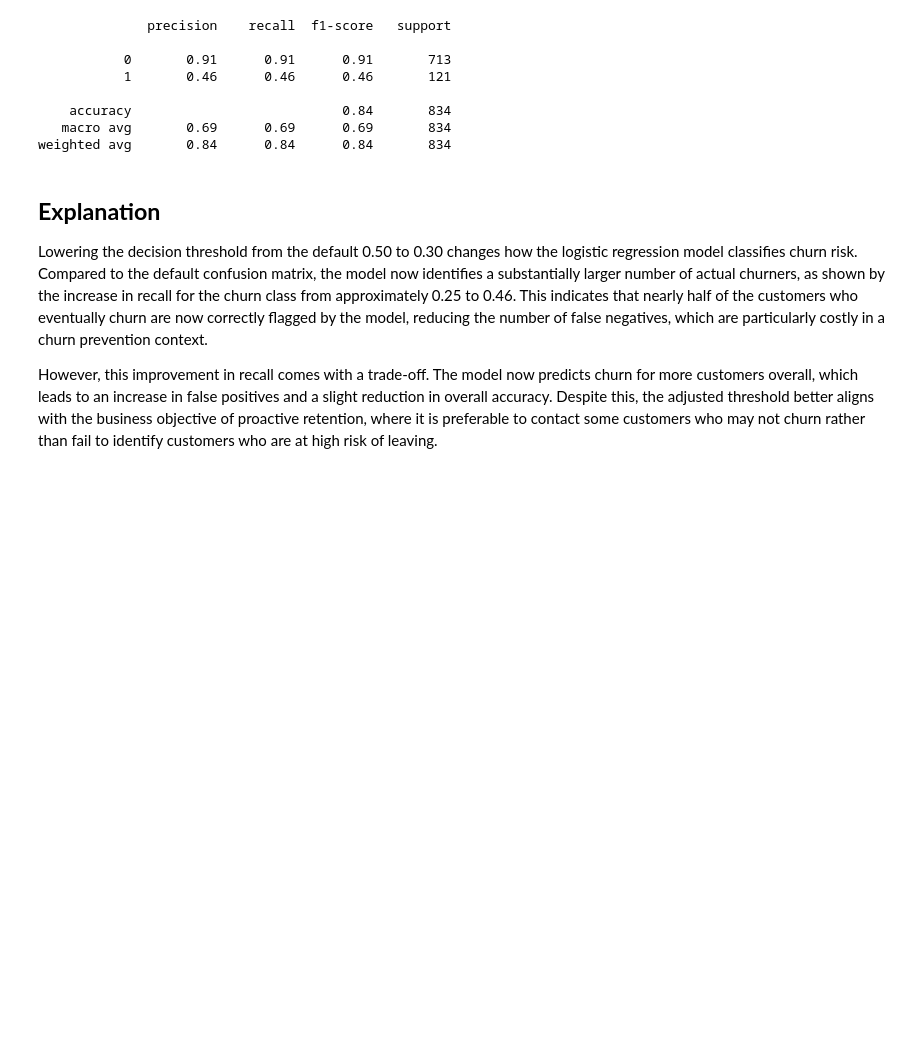
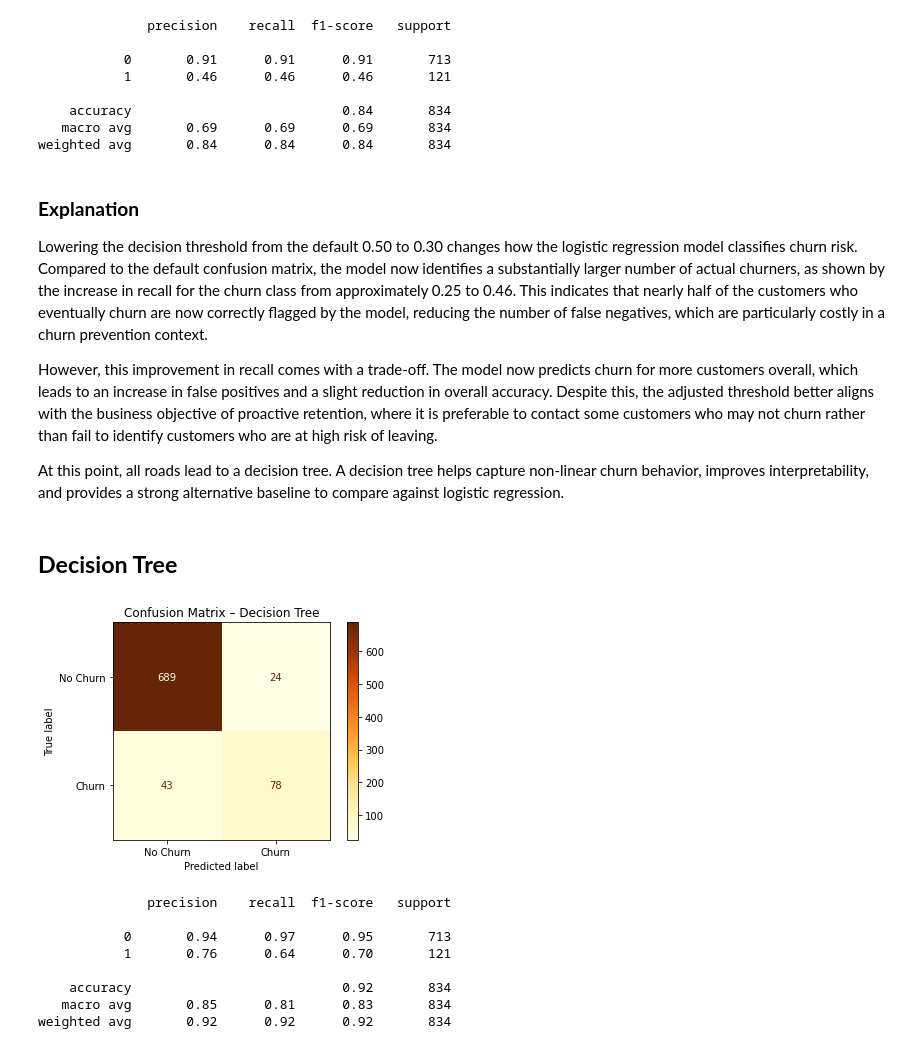
Before and after one commit to DanDev014/SyriaTel-Customer-Churn, a Jupyter notebook: index.ipynb, the cells around one changed output. Cells and saved outputs as stored; diff of their text form; code cells hidden in the pictures; blank space fills up the shorter version.

Commit message:
decision tree

```diff
--- a/index.ipynb
+++ b/index.ipynb
@@ -303,7 +304,51 @@ print(classification_report(y_test, churn_predictions_30))
    macro avg       0.69      0.69      0.69       834
 weighted avg       0.84      0.84      0.84       834
 # %% [markdown]
-## **Explanation**
+### **Explanation**
 Lowering the decision threshold from the default 0.50 to 0.30 changes how the logistic regression model classifies churn risk. Compared to the default confusion matrix, the model now identifies a substantially larger number of actual churners, as shown by the increase in recall for the churn class from approximately 0.25 to 0.46. This indicates that nearly half of the customers who eventually churn are now correctly flagged by the model, reducing the number of false negatives, which are particularly costly in a churn prevention context.
 
 However, this improvement in recall comes with a trade-off. The model now predicts churn for more customers overall, which leads to an increase in false positives and a slight reduction in overall accuracy. Despite this, the adjusted threshold better aligns with the business objective of proactive retention, where it is preferable to contact some customers who may not churn rather than fail to identify customers who are at high risk of leaving.
+
+At this point, all roads lead to a decision tree. A decision tree helps capture non-linear churn behavior, improves interpretability, and provides a strong alternative baseline to compare against logistic regression.
+# %% [markdown]
+## **Decision Tree**
+# %%
+# Initialize a decision tree classifier with constraints to reduce overfitting
+# Limiting depth and minimum samples helps the model generalize better
+churn_tree = DecisionTreeClassifier(
+    max_depth=5,
+    min_samples_split=50,
+    min_samples_leaf=20,
+    random_state=42
+)
+
+# Train the decision tree on the training data
+churn_tree.fit(X_train, y_train)
+
+# Generate predictions on the test set
+tree_predictions = churn_tree.predict(X_test)
+
+# Compute the confusion matrix
+tree_cm = confusion_matrix(y_test, tree_predictions)
+
+# Visualize the confusion matrix
+tree_disp = ConfusionMatrixDisplay(
+    confusion_matrix=tree_cm,
+    display_labels=["No Churn", "Churn"]
+)
+tree_disp.plot(cmap="YlOrBr")
+plt.title("Confusion Matrix – Decision Tree")
+plt.show()
+
+# Display classification metrics
+print(classification_report(y_test, tree_predictions))
+# %% [output]
+[figure, added]
+              precision    recall  f1-score   support
+
+           0       0.94      0.97      0.95       713
+           1       0.76      0.64      0.70       121
+
+    accuracy                           0.92       834
+   macro avg       0.85      0.81      0.83       834
+weighted avg       0.92      0.92      0.92       834
```
Also changed, not shown: parts of 6 cells of this notebook.
